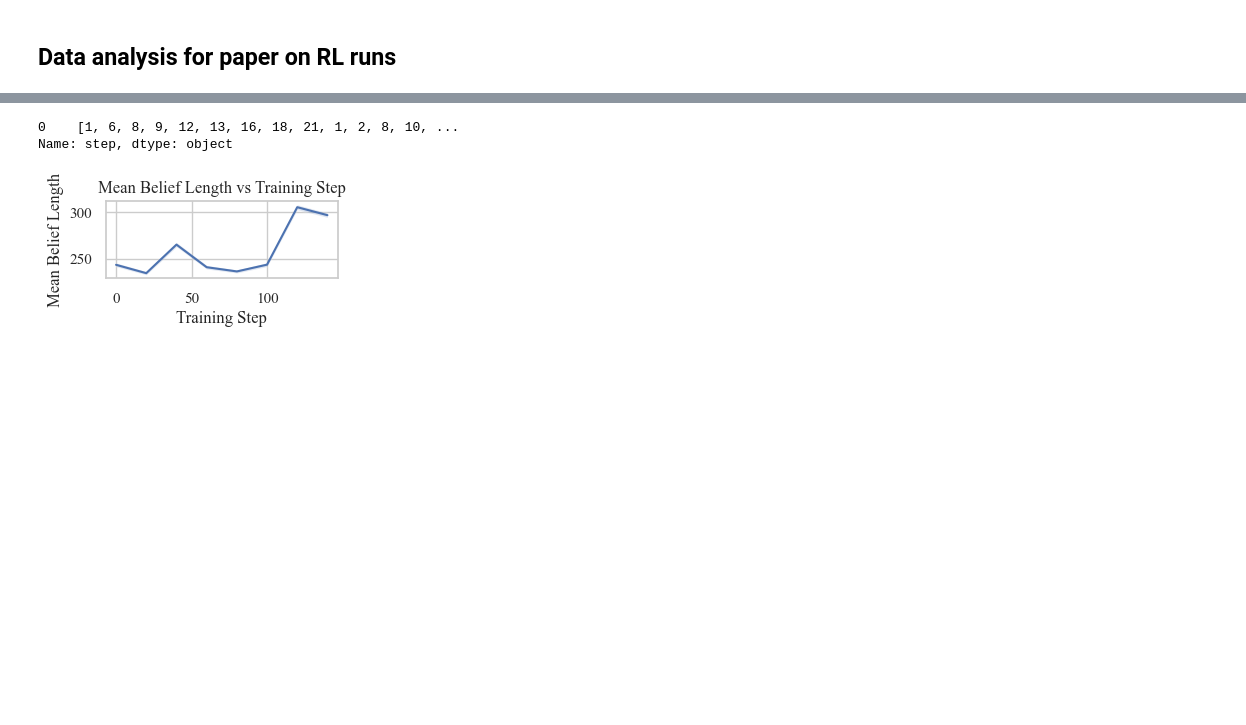
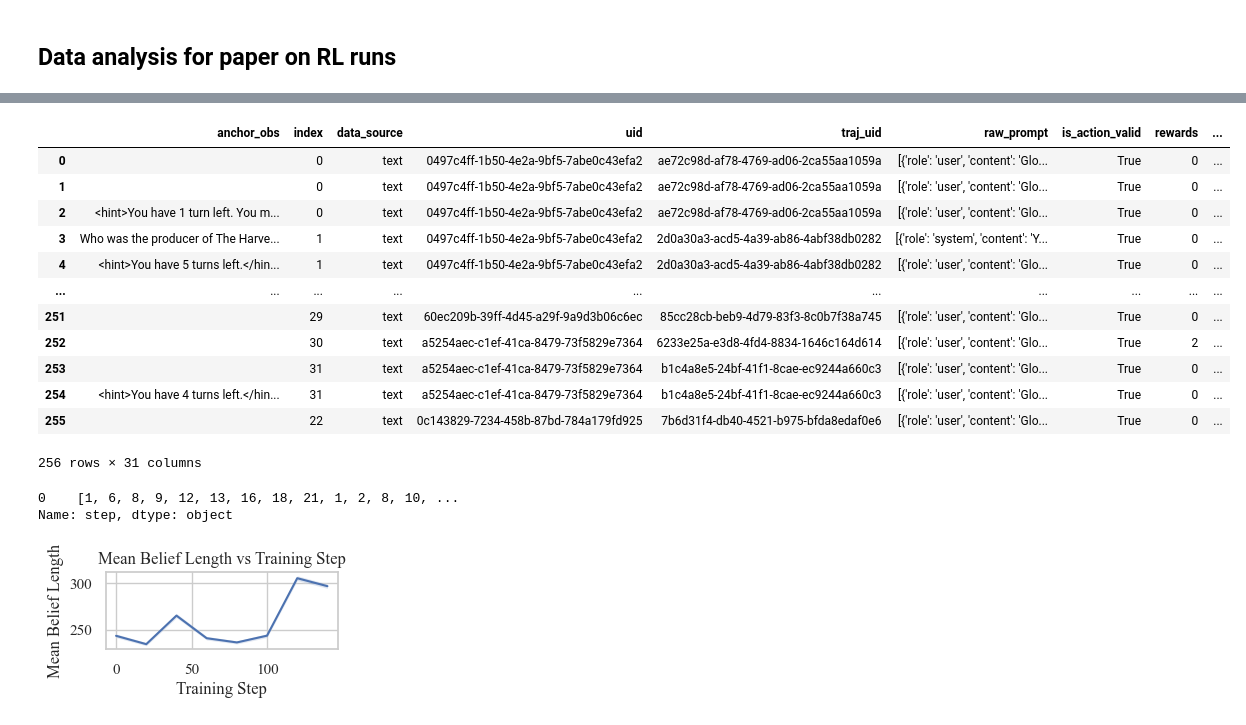
Before and after one commit to jakob-bjorner/optimal-explorer-dev, a Jupyter notebook: notebooks/trained_model_evals.ipynb, the cells around one changed output, grey strips where cells are left out. Cells and saved outputs as stored; diff of their text form; code cells hidden in the pictures; blank space fills up the shorter version.

```diff
--- a/notebooks/trained_model_evals.ipynb
+++ b/notebooks/trained_model_evals.ipynb
@@ -141,6 +141,7 @@ def get_qualitatives(file, is_sc):
 # df = get_qualitatives("/home/jbjorner3/storage/dev/optimal-explorer-dev/verl-agent/checkpoints/verl_agent_alfworld/grpo_qwen2.5_7b_b256_t_1.0_v_qawsedrftgyhujik_m_16_ckpt__sc_False_belief_prompting_True_inference/train_gen.txt", False)
 df = get_qualitatives("/home/jbjorner3/storage/dev/optimal-explorer-dev/verl-agent/checkpoints/verl_agent_alfworld/grpo_qwen2.5_7b_b256_t_1.0_v_qawsedrftgyhujik_m_16_ckpt__seed1/global_step_140_inference/train_gen.txt", False)
 # %%
-dfraw = get_df_from_train_gen("/home/jbjorner3/storage/dev/optimal-explorer-dev/verl-agent/checkpoints/verl_agent_alfworld/grpo_qwen2.5_7b_b256_t_1.0_v_qawsedrftgyhujik_m_16_ckpt__seed1/global_step_140_inference/train_gen.txt")
+dfraw = get_df_from_train_gen("/nas/ucb/dayan/optimal-explorer-dev/verl-agent/checkpoints/verl_agent_alfworld/nqhotpotqa_grpo_qwen2.5-7b-instruct_16sfr_seed1_sc_False_belief_prompting_True/train_gen.txt")
 dfraw.keys()
+dfraw
 # %% [output]
@@ -156,3 +152,19 @@ Index(['anchor_obs', 'index', 'data_source', 'uid', 'traj_uid', 'raw_prompt',
+# %%
+pd.DataFrame(dfraw.iloc[0].to_dict())
+# %% [output]
+|  | anchor_obs | index | data_source | uid | traj_uid | raw_prompt | is_action_valid | rewards | ... |
+| 0 |  | 0 | text | 0497c4ff-1b50-4e2a-9bf5-7abe0c43efa2 | ae72c98d-af78-4769-ad06-2ca55aa1059a | [{'role': 'user', 'content': 'Glo... | True | 0 | ... |
+| 1 |  | 0 | text | 0497c4ff-1b50-4e2a-9bf5-7abe0c43efa2 | ae72c98d-af78-4769-ad06-2ca55aa1059a | [{'role': 'user', 'content': 'Glo... | True | 0 | ... |
+| 2 | <hint>You have 1 turn left. You m... | 0 | text | 0497c4ff-1b50-4e2a-9bf5-7abe0c43efa2 | ae72c98d-af78-4769-ad06-2ca55aa1059a | [{'role': 'user', 'content': 'Glo... | True | 0 | ... |
+| 3 | Who was the producer of The Harve... | 1 | text | 0497c4ff-1b50-4e2a-9bf5-7abe0c43efa2 | 2d0a30a3-acd5-4a39-ab86-4abf38db0282 | [{'role': 'system', 'content': 'Y... | True | 0 | ... |
+| 4 | <hint>You have 5 turns left.</hin... | 1 | text | 0497c4ff-1b50-4e2a-9bf5-7abe0c43efa2 | 2d0a30a3-acd5-4a39-ab86-4abf38db0282 | [{'role': 'user', 'content': 'Glo... | True | 0 | ... |
+| ... | ... | ... | ... | ... | ... | ... | ... | ... | ... |
+| 251 |  | 29 | text | 60ec209b-39ff-4d45-a29f-9a9d3b06c6ec | 85cc28cb-beb9-4d79-83f3-8c0b7f38a745 | [{'role': 'user', 'content': 'Glo... | True | 0 | ... |
+| 252 |  | 30 | text | a5254aec-c1ef-41ca-8479-73f5829e7364 | 6233e25a-e3d8-4fd4-8834-1646c164d614 | [{'role': 'user', 'content': 'Glo... | True | 2 | ... |
+| 253 |  | 31 | text | a5254aec-c1ef-41ca-8479-73f5829e7364 | b1c4a8e5-24bf-41f1-8cae-ec9244a660c3 | [{'role': 'user', 'content': 'Glo... | True | 0 | ... |
+| 254 | <hint>You have 4 turns left.</hin... | 31 | text | a5254aec-c1ef-41ca-8479-73f5829e7364 | b1c4a8e5-24bf-41f1-8cae-ec9244a660c3 | [{'role': 'user', 'content': 'Glo... | True | 0 | ... |
+| 255 |  | 22 | text | 0c143829-7234-458b-87bd-784a179fd925 | 7b6d31f4-db40-4521-b975-bfda8edaf0e6 | [{'role': 'user', 'content': 'Glo... | True | 0 | ... |
+256 rows × 31 columns
 # %%
 dfraw.step
 # %% [output]
```
Also changed, not shown: parts of 1 cell of this notebook, 4 other files.
